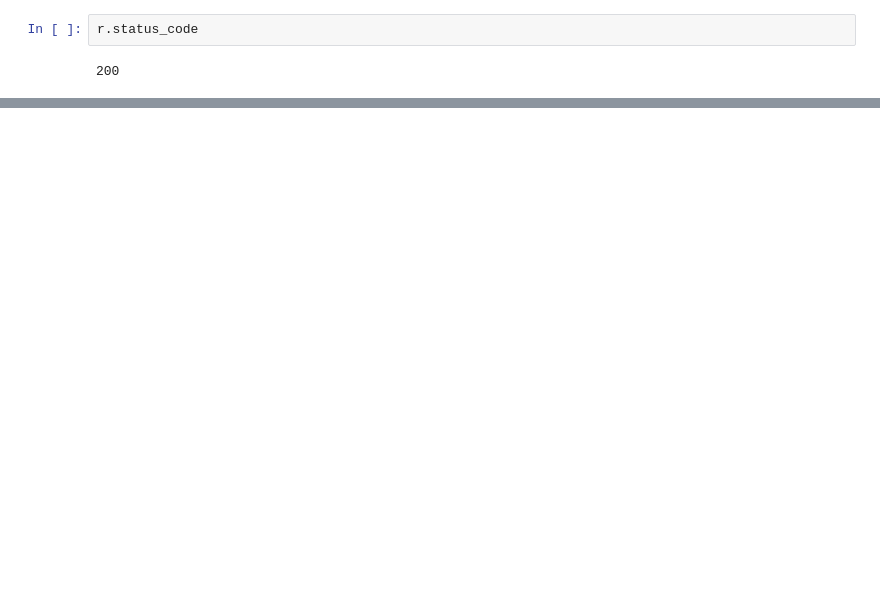
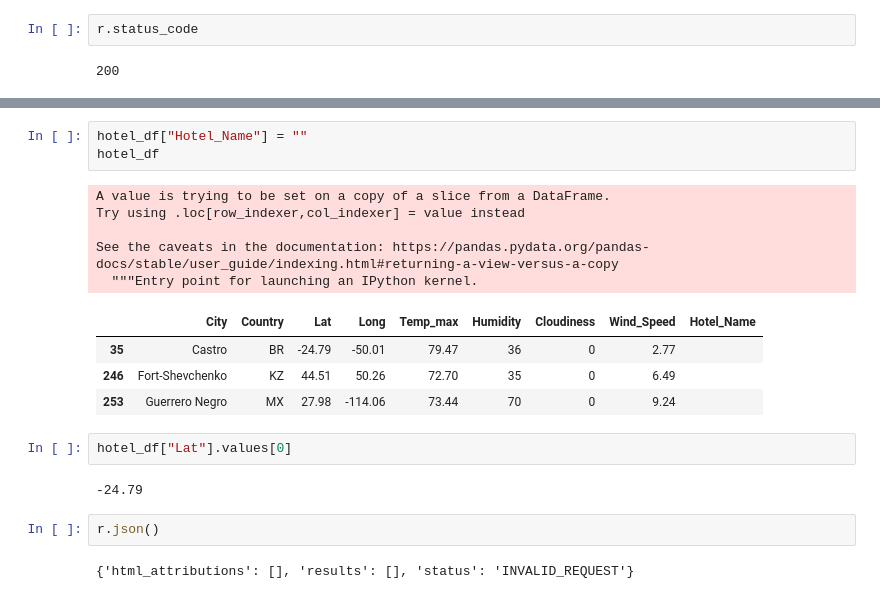
Before and after one commit to DMVance/python-api-challenge, a Jupyter notebook: VacationPy/VacationPy.ipynb, the cells around one changed output, grey strips where cells are left out. Saved outputs shown, nothing was run; the diff lists cells and outputs as text; blank space fills up the shorter version.

```diff
--- a/VacationPy/VacationPy.ipynb
+++ b/VacationPy/VacationPy.ipynb
@@ -167,0 +168,21 @@ city_weather.loc[
+# %%
+hotel_df["Hotel_Name"] = ""
+hotel_df
+# %% [output]
+A value is trying to be set on a copy of a slice from a DataFrame.
+Try using .loc[row_indexer,col_indexer] = value instead
+
+See the caveats in the documentation: https://pandas.pydata.org/pandas-docs/stable/user_guide/indexing.html#returning-a-view-versus-a-copy
+  """Entry point for launching an IPython kernel.
+|  | City | Country | Lat | Long | Temp_max | Humidity | Cloudiness | Wind_Speed | Hotel_Name |
+| 35 | Castro | BR | -24.79 | -50.01 | 79.47 | 36 | 0 | 2.77 |  |
+| 246 | Fort-Shevchenko | KZ | 44.51 | 50.26 | 72.70 | 35 | 0 | 6.49 |  |
+| 253 | Guerrero Negro | MX | 27.98 | -114.06 | 73.44 | 70 | 0 | 9.24 |  |
+# %%
+hotel_df["Lat"].values[0]
+# %% [output]
+-24.79
+# %%
+r.json()
+# %% [output]
+{'html_attributions': [], 'results': [], 'status': 'INVALID_REQUEST'}
```
Also changed, not shown: parts of 14 cells of this notebook.
